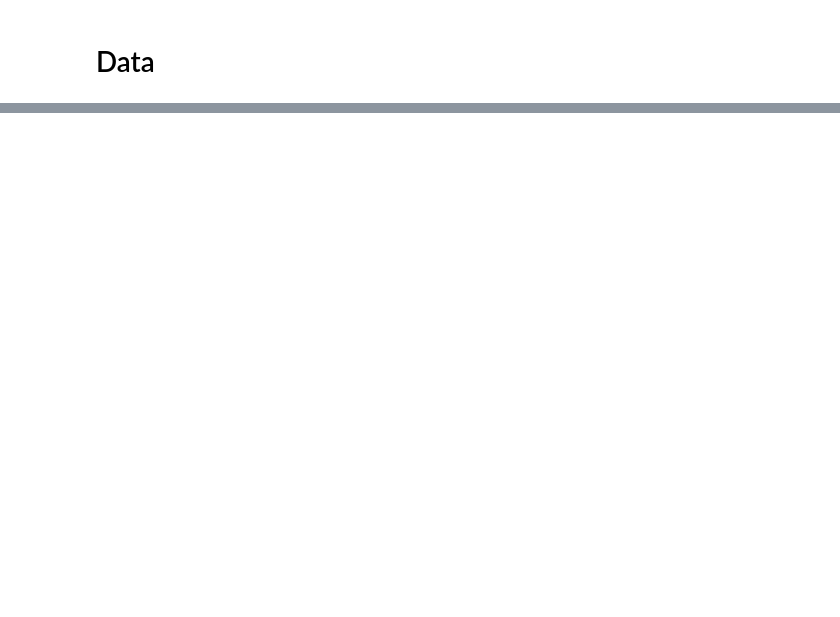
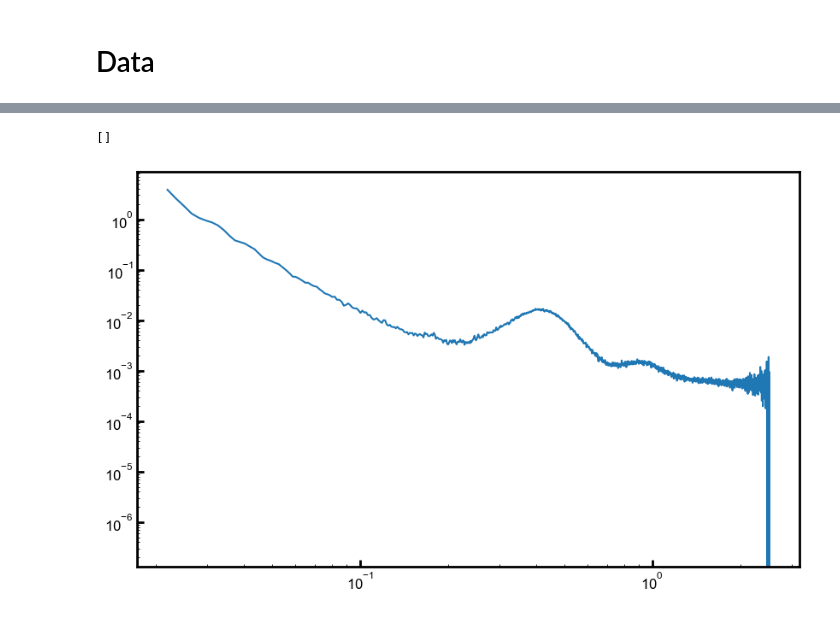
Before and after one commit to Akmalumarov/X_Ray_Scattering_Analysis, a Jupyter notebook: projects/Linear_polymers/C390/С390.ipynb, the cells around one changed output, grey strips where cells are left out. Drawn from its saved outputs; the diff is of its cells as text; code cells hidden in the pictures; blank space fills up the shorter version.

```diff
--- a/projects/Linear_polymers/C390/С390.ipynb
+++ b/projects/Linear_polymers/C390/С390.ipynb
@@ -65,0 +174,14 @@ def Lorenz(x, y, p = 2):
+# %%
+path = r"\\Synology\Data\2025\ESRF_SC5671\ef20\ef20_20250620-091305\ef20_eiger2_00293_00_ave.h5"
+
+Exp = ID02_experiment(path)
+
+def average(Exp, index):
+    q, res = Exp.get_1d_data()
+    res *= 0
+
+    for i in index:
+        q, I = Exp.get_1d_data(i)
+        res += I
+    res /= len(index)
+    return q, res
@@ -65,0 +299,10 @@ def Lorenz(x, y, p = 2):
+# %%
+indexes = [i for i in range(5,34)]
+q, I = average(Exp,indexes)
+plt.plot(q, I)
+
+plt.semilogy()
+plt.semilogx()
+# %% [output]
+[]
+[figure, added]
```
Also changed, not shown: parts of 61 cells of this notebook, 6 other files.
